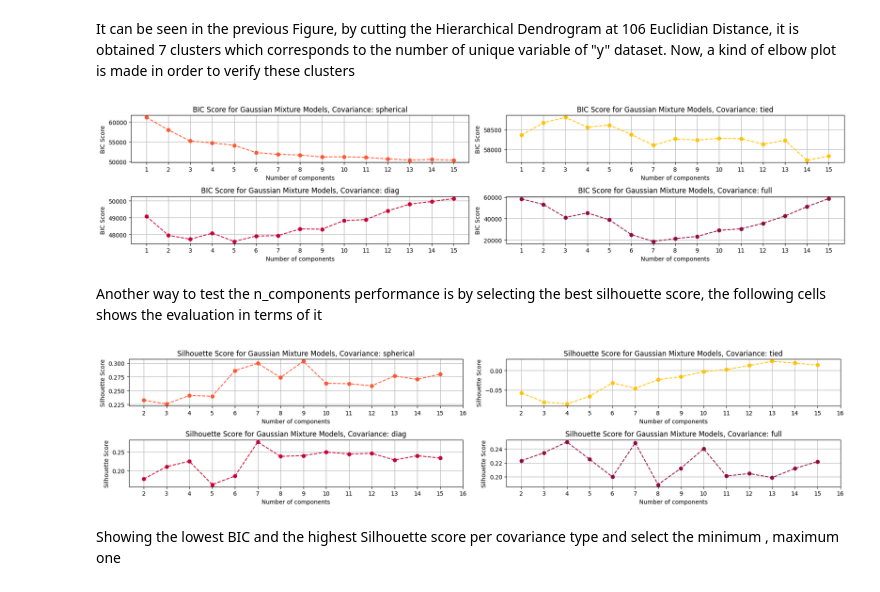
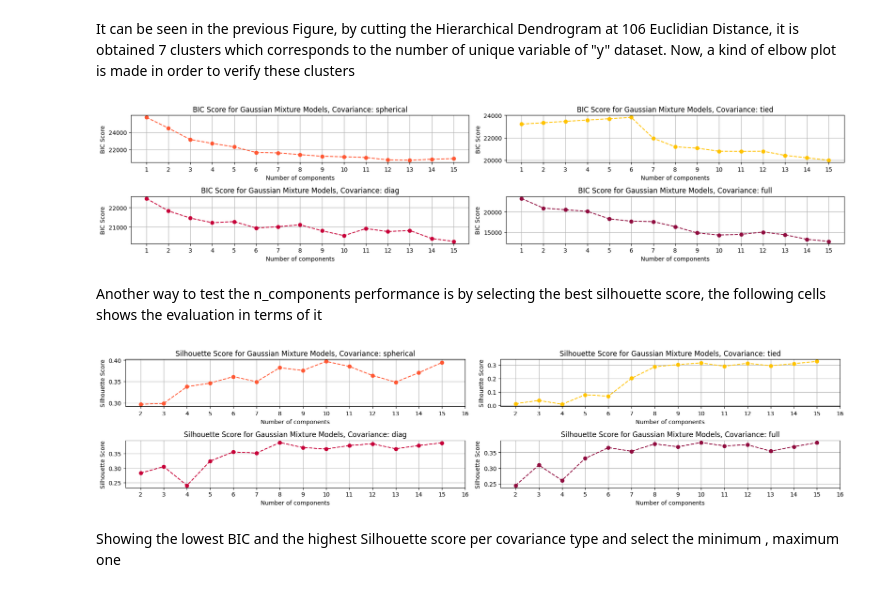
Before and after one commit to JoseGarayar/clustering_utec, a Jupyter notebook: notebook_bruno.ipynb, the cells around one changed output. Drawn from its saved outputs; the diff is of its cells as text; code cells hidden in the pictures.

```diff
--- a/notebook_bruno.ipynb
+++ b/notebook_bruno.ipynb
@@ -35,14 +38,14 @@ PCA(n_components=189, random_state=23)
 Plotting cumulative variance ratio
 # %%
 # getting cumulative variance
-cum_variance = np.cumsum(pca_all.explained_variance_ratio_)
+cum_variance = np.cumsum(svd_all.explained_variance_ratio_)
 
 # choosing threshold
-threshold = 0.90
+threshold = 0.80
 
 # Calculating the selected number of components by using the chosen threshold
-n_pca = len(cum_variance[cum_variance <= threshold])
-print(f"Number of components: {n_pca}")
+n_svd = len(cum_variance[cum_variance <= threshold])
+print(f"Number of components: {n_svd}")
 
 # defining plot
 plt.figure(figsize = (15, 4))
@@ -60,8 +63,8 @@ Number of components: 60
 # %% [markdown]
 Then the new X dataset is fitted by using the found n_components
 # %%
-# declaring and pca instance
-pca = PCA(n_components = n_pca, random_state = 23)
+# declaring and svd instance
+svd = TruncatedSVD(n_components = n_svd, random_state = 23)
 
 # fitting model
-X_pca = pca.fit_transform(X_sc)
+X_svd = svd.fit_transform(X_sc)
@@ -68,3 +73,19 @@ X_pca = pca.fit_transform(X_sc)
+# %%
+# function to replace outliers
+def clean_outliers(array, col):
+    q1 = np.percentile(array[:, col], 25)
+    q3 = np.percentile(array[:, col], 75)
+    iqr = q3 - q1
+    upper_bound = q3 + 1.5 * iqr
+    lower_bound = q1 - 1.5 * iqr
+    array[:, col] = np.select([array[:, col] > upper_bound, array[:, col] < lower_bound],
+                              [upper_bound, lower_bound],
+                              default = array[:, col])
+    return array
+
+length = X_svd.shape[1]
+for column in range(length):
+    X_svd = clean_outliers(X_svd, column)
 # %% [markdown]
 Applying Agglomerative Hierarchical Clustering on those selected principal components
 # %%
@@ -72,7 +93,7 @@ Applying Agglomerative Hierarchical Clustering on those selected principal compo
 agg_clus = AgglomerativeClustering(n_clusters = None, distance_threshold = 0)
 
 # fitting model
-agg_clus.fit(X_pca)
+agg_clus.fit(X_svd)
 # %% [output]
 AgglomerativeClustering(distance_threshold=0, n_clusters=None)
 # %% [markdown]
@@ -128,37 +149,37 @@ for covariance_type in covariance_types:
         # declaring and fitting gaussian mixture model
         gaussian_model = GaussianMixture(n_components = n_clusters, covariance_type = covariance_type,
                                         init_params = 'k-means++', random_state = 23)
-        gaussian_model.fit(X_pca)
-        bic_scores.append(gaussian_model.bic(X_pca))
+        gaussian_model.fit(X_svd)
+        bic_scores.append(gaussian_model.bic(X_svd))
     # storing bic types
     bic_per_type[covariance_type] = bic_scores
 
 # defining positions for covariances types and colors
 plots_dict = dict(enumerate(covariance_types))
 gauss_colors = ["#FF5733", "#FFC300", "#C70039", "#900C3F"]
 
 # getting the number of components per covariance type which contains the lowest bic
 n_components_bic = {key: (min(enumerate(bic_per_type[key]), key = lambda x: x[1])[0] + 1, min(bic_per_type[key]))
                                 for key in covariance_types}
 
 # plotting BIC Scores
 fig, axis = plt.subplots(2, 2, figsize = (18,4))
 
 for key, data in plots_dict.items():
     row = key // 2
     col = key % 2
     ax = axis[row, col]
     ax.plot(bic_per_type[data], marker = 'o', linestyle = '--', color = gauss_colors[key])
     ax.set_xlabel('Number of components')
     ax.set_xticks(range(0, n_max_clusters), range(1, n_max_clusters + 1))
     ax.set_ylabel('BIC Score')
     ax.set_title(f'BIC Score for Gaussian Mixture Models, Covariance: {data}')
     ax.grid(True)
 
 plt.tight_layout()
 plt.show()
 # %% [output]
-[figure, old version]
+[figure, new version]
 # %% [markdown]
 Another way to test the n_components performance is by selecting the best silhouette score, the following cells shows the evaluation in terms of it
 # %%
@@ -177,8 +198,8 @@ for covariance_type in covariance_types:
         # declaring and fitting gaussian mixture model
         gaussian_model = GaussianMixture(n_components = n_clusters, covariance_type = covariance_type,
                                         init_params = 'k-means++', random_state = 23)
-        gaussian_model.fit(X_pca)
-        silhouette_scores.append(silhouette_score(X_pca, gaussian_model.predict(X_pca)))
+        gaussian_model.fit(X_svd)
+        silhouette_scores.append(silhouette_score(X_svd, gaussian_model.predict(X_svd)))
     # storing bic types
     silhouette_per_type[covariance_type] = silhouette_scores
 
@@ -207,7 +228,7 @@ for key, data in plots_dict.items():
 plt.tight_layout()
 plt.show()
 # %% [output]
-[figure, old version]
+[figure, new version]
 # %% [markdown]
 Showing the lowest BIC and the highest Silhouette score per covariance type and select the minimum , maximum one
 # %%
```
Also changed, not shown: parts of 18 cells of this notebook.
